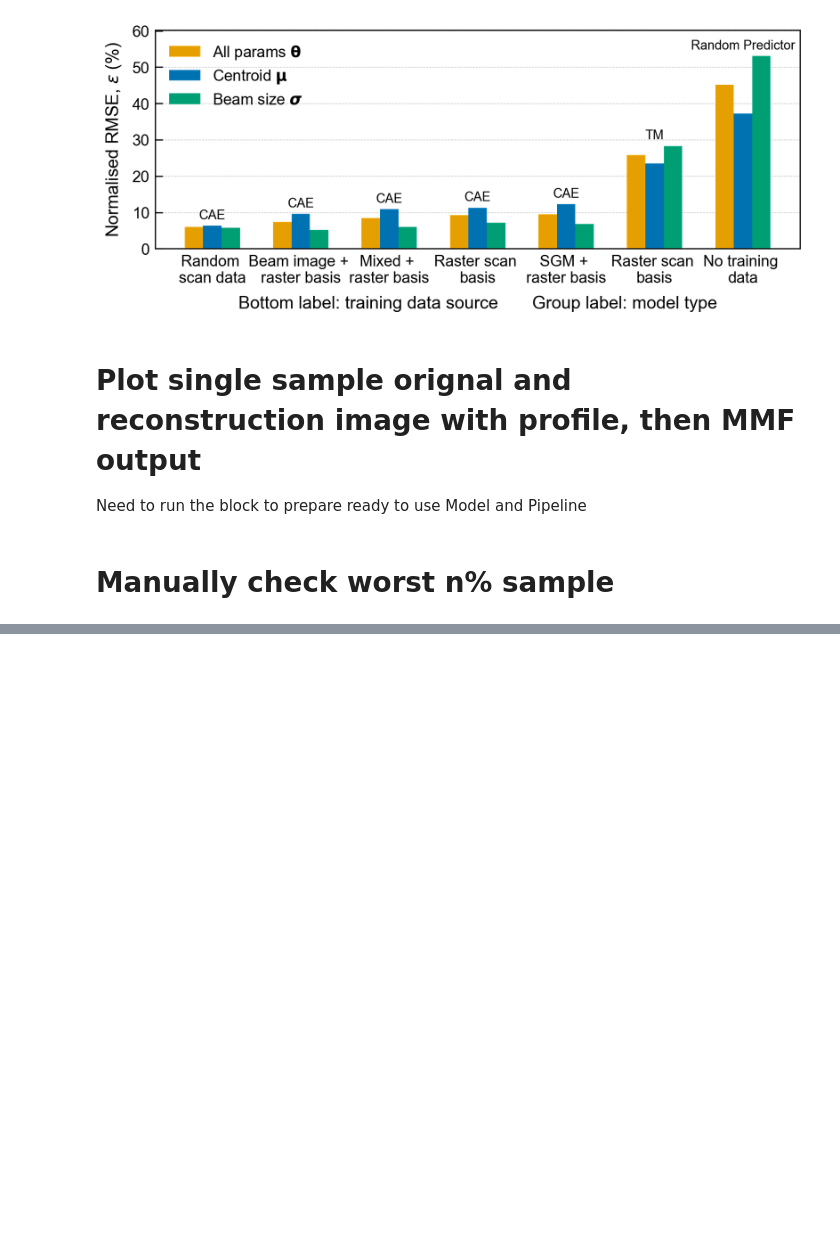
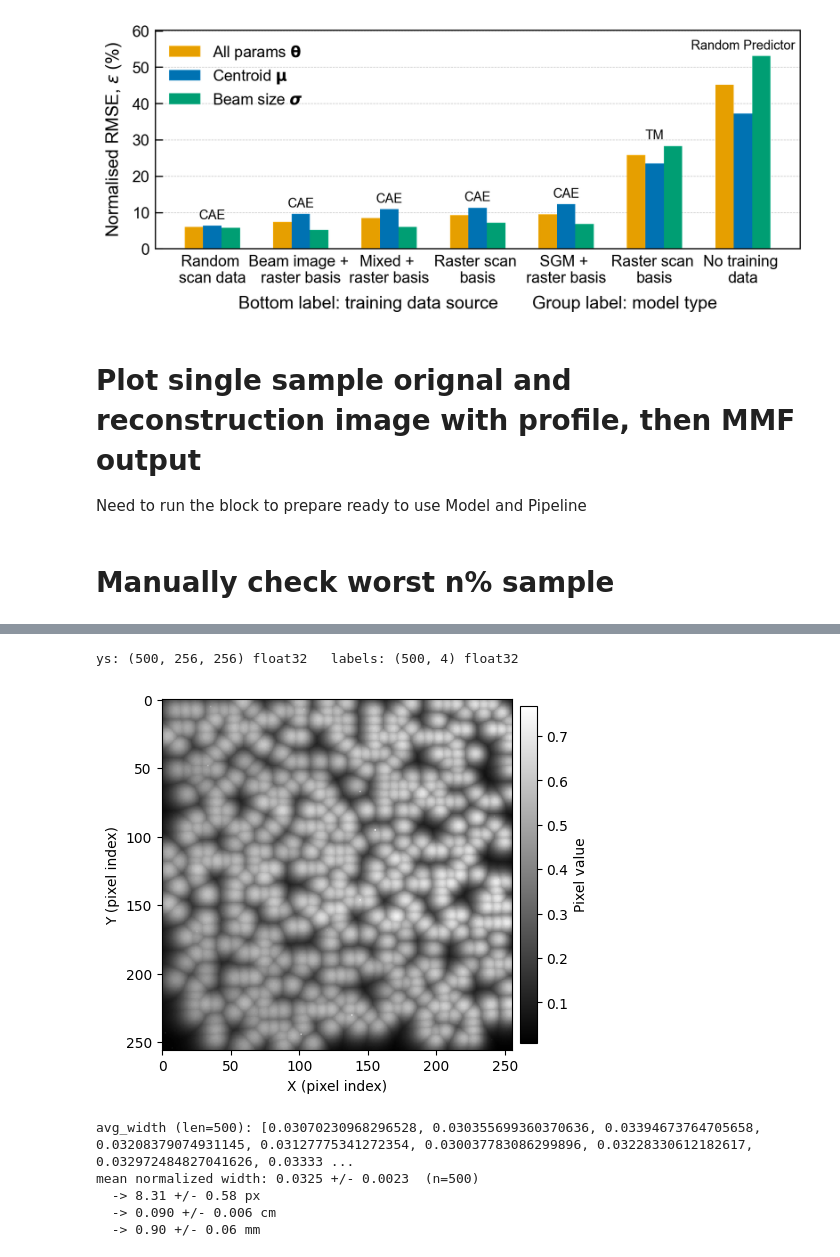
Before and after one commit to Andrew-XQY/fiber-image-reconstruction, a Jupyter notebook: notebooks/evaluation.ipynb, the cells around one changed output, grey strips where cells are left out. Drawn from its saved outputs; the diff is of its cells as text; code cells hidden in the pictures; blank space fills up the shorter version.

```diff
--- a/notebooks/evaluation.ipynb
+++ b/notebooks/evaluation.ipynb
@@ -2067,0 +2129,66 @@ print(f"Saved {len(df_with_metrics)} rows -> {out_db}")
+# %%
+# Read n samples one-by-one, compute beam-parameter labels per y, then MIP the y images.
+import numpy as np
+from xflow.extensions.physics.beam import extract_beam_parameters
+
+n = 500  # <-- set n
+
+ys, labels = [], []
+for payload, _ in eval_dataset:
+    _, targets = payload                       # targets: torch.Tensor (B, C, H, W)
+    for j in range(targets.shape[0]):
+        if len(ys) >= n:
+            break
+        img = targets[j].detach().cpu().numpy()
+        while img.ndim > 2:                    # (C,H,W) or (1,C,H,W) -> (H,W)
+            img = img[0]
+        img = img.astype(np.float32)
+        p = extract_beam_parameters(img, method="gaussian", as_array=True, normalize=True)
+        ys.append(img)
+        labels.append(np.asarray(p, dtype=np.float32) if p is not None
+                      else np.full(4, np.nan, dtype=np.float32))
+    if len(ys) >= n:
+        break
+
+ys = np.stack(ys, axis=0)                      # (n, H, W) float32
+labels = np.stack(labels, axis=0)              # (n, 4)    float32  [h_c, v_c, h_w, v_w] normalized
+print("ys:", ys.shape, ys.dtype, "  labels:", labels.shape, labels.dtype)
+
+# MIP across the n target (y) images
+mip = ys.max(axis=0)                           # (H, W)
+plot_image(mip)
+
+# Average beam width per sample: mean of h_width (col 2) and v_width (col 3) from labels (n, 4).
+avg_width = ((labels[:, 2] + labels[:, 3]) / 2.0).tolist()   # list of length n
+print(f"avg_width (len={len(avg_width)}): {avg_width}")
+
+# One overall average beam width across all n samples, then convert to physical size.
+# Calibration: ~92 px = 1 cm on the original; the 256 px crop spans 256/92 cm.
+import numpy as np
+PX_PER_CM = 92.0
+CROP_PX   = 256
+
+aw = np.asarray(avg_width, dtype=float)
+if aw.size == 1:
+    mean_norm = float(aw[0])                       # single-sample case
+    std_norm  = 0.0
+else:
+    mean_norm = float(np.nanmean(aw))              # in [0, 1], fraction of crop side
+    std_norm  = float(np.nanstd(aw, ddof=1))       # sample std (paper convention)
+
+mean_px, std_px = mean_norm * CROP_PX,    std_norm * CROP_PX        # pixels
+mean_cm, std_cm = mean_px   / PX_PER_CM,  std_px   / PX_PER_CM      # cm
+mean_mm, std_mm = mean_cm   * 10.0,       std_cm   * 10.0           # mm
+
+print(f"mean normalized width: {mean_norm:.4f} +/- {std_norm:.4f}  (n={aw.size})")
+print(f"  -> {mean_px:.2f} +/- {std_px:.2f} px")
+print(f"  -> {mean_cm:.3f} +/- {std_cm:.3f} cm")
+print(f"  -> {mean_mm:.2f} +/- {std_mm:.2f} mm")
+# %% [output]
+ys: (500, 256, 256) float32   labels: (500, 4) float32
+[figure, added]
+avg_width (len=500): [0.03070230968296528, 0.030355699360370636, 0.03394673764705658, 0.03208379074931145, 0.03127775341272354, 0.030037783086299896, 0.03228330612182617, 0.032972484827041626, 0.03333 ...
+mean normalized width: 0.0325 +/- 0.0023  (n=500)
+  -> 8.31 +/- 0.58 px
+  -> 0.090 +/- 0.006 cm
+  -> 0.90 +/- 0.06 mm
```
Also changed, not shown: parts of 5 cells of this notebook.
